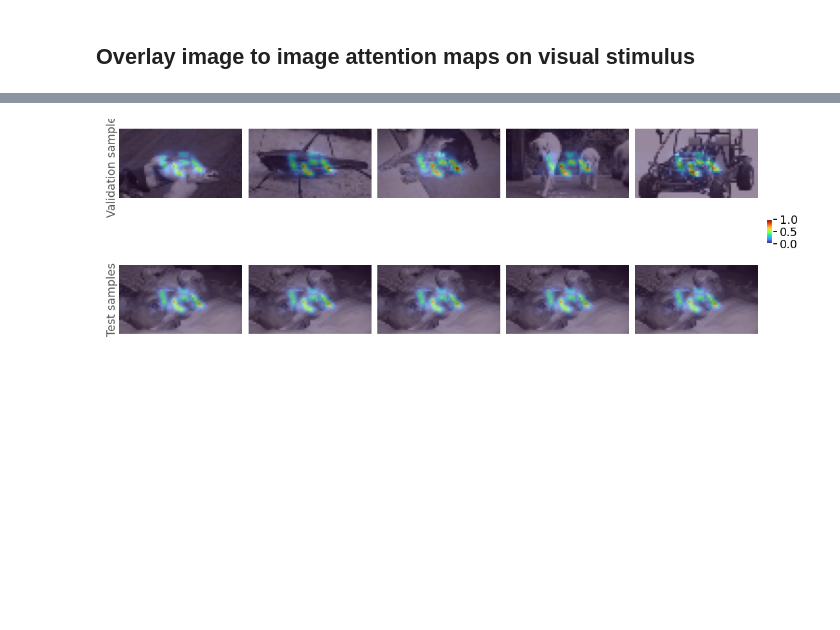
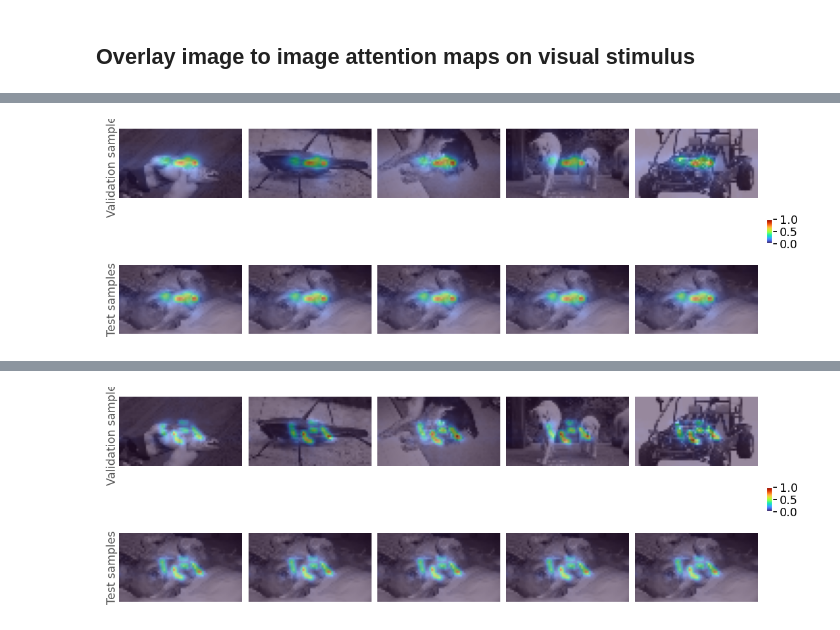
Before and after one commit to azharakhmetova/neuro-transformer, a Jupyter notebook: misc/analysis/attention_maps.ipynb, the cells around one changed output, grey strips where cells are left out. Drawn from its saved outputs; the diff is of its cells as text; code cells hidden in the pictures; blank space fills up the shorter version.

```diff
--- a/misc/analysis/attention_maps.ipynb
+++ b/misc/analysis/attention_maps.ipynb
@@ -269,0 +285,12 @@ def plot_attention_maps(
+# %%
+mouse_id = "k_4_a_03_xyz_b1e7_poisson"
+
+plot_attention_maps(
+    val_results=results["validation"][mouse_id],
+    test_results=results["test"][mouse_id],
+    num_images=5,
+    l=1,
+    # filename=os.path.join(PLOT_DIR, f"attention_rollout_mouse{mouse_id}.pdf"),
+)
+# %% [output]
+[figure, added]
```
Also changed, not shown: parts of 10 cells of this notebook, 20 other files.
